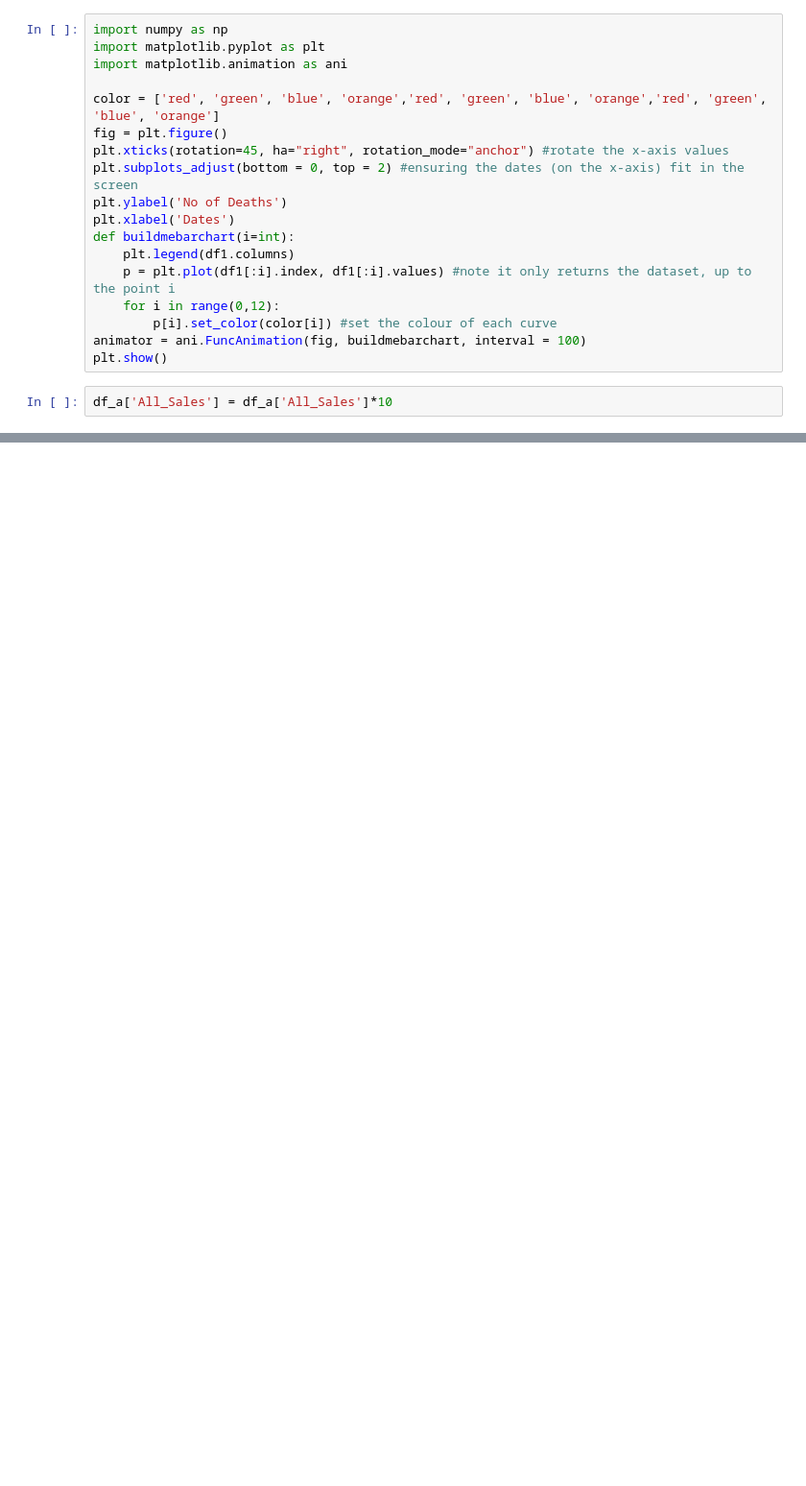
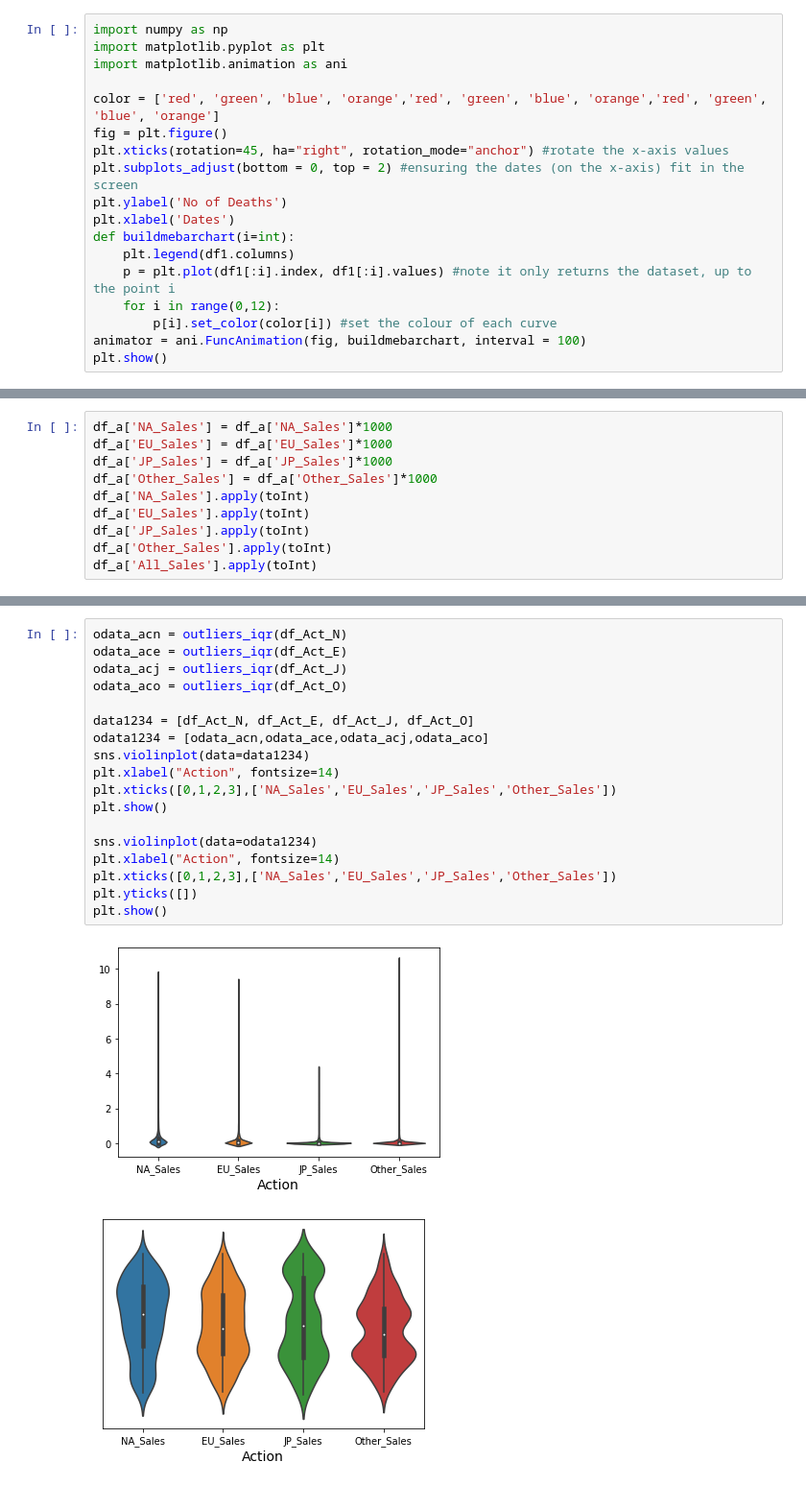
Before and after one commit to momotonton/DS_Project, a Jupyter notebook: Project_1.ipynb, the cells around one changed output, grey strips where cells are left out. Shown at 96% size. Cells and saved outputs as stored; diff of their text form; blank space fills up the shorter version.

```diff
--- a/Project_1.ipynb
+++ b/Project_1.ipynb
@@ -444,5 +431,3 @@ def buildmebarchart(i=int):
         p[i].set_color(color[i]) #set the colour of each curve
 animator = ani.FuncAnimation(fig, buildmebarchart, interval = 100)
 plt.show()
-# %%
-df_a['All_Sales'] = df_a['All_Sales']*10
@@ -469,0 +434,10 @@ See the caveats in the documentation: https://pandas.pydata.org/pandas-docs/stab
+# %%
+df_a['NA_Sales'] = df_a['NA_Sales']*1000
+df_a['EU_Sales'] = df_a['EU_Sales']*1000
+df_a['JP_Sales'] = df_a['JP_Sales']*1000
+df_a['Other_Sales'] = df_a['Other_Sales']*1000
+df_a['NA_Sales'].apply(toInt)
+df_a['EU_Sales'].apply(toInt)
+df_a['JP_Sales'].apply(toInt)
+df_a['Other_Sales'].apply(toInt)
+df_a['All_Sales'].apply(toInt)
@@ -469,0 +478,21 @@ See the caveats in the documentation: https://pandas.pydata.org/pandas-docs/stab
+# %%
+odata_acn = outliers_iqr(df_Act_N)
+odata_ace = outliers_iqr(df_Act_E)
+odata_acj = outliers_iqr(df_Act_J)
+odata_aco = outliers_iqr(df_Act_O)
+
+data1234 = [df_Act_N, df_Act_E, df_Act_J, df_Act_O]
+odata1234 = [odata_acn,odata_ace,odata_acj,odata_aco]
+sns.violinplot(data=data1234)
+plt.xlabel("Action", fontsize=14)
+plt.xticks([0,1,2,3],['NA_Sales','EU_Sales','JP_Sales','Other_Sales'])
+plt.show()
+
+sns.violinplot(data=odata1234)
+plt.xlabel("Action", fontsize=14)
+plt.xticks([0,1,2,3],['NA_Sales','EU_Sales','JP_Sales','Other_Sales'])
+plt.yticks([])
+plt.show()
+# %% [output]
+[figure, added]
+[figure, added]
```
Also changed, not shown: parts of 44 cells of this notebook.
